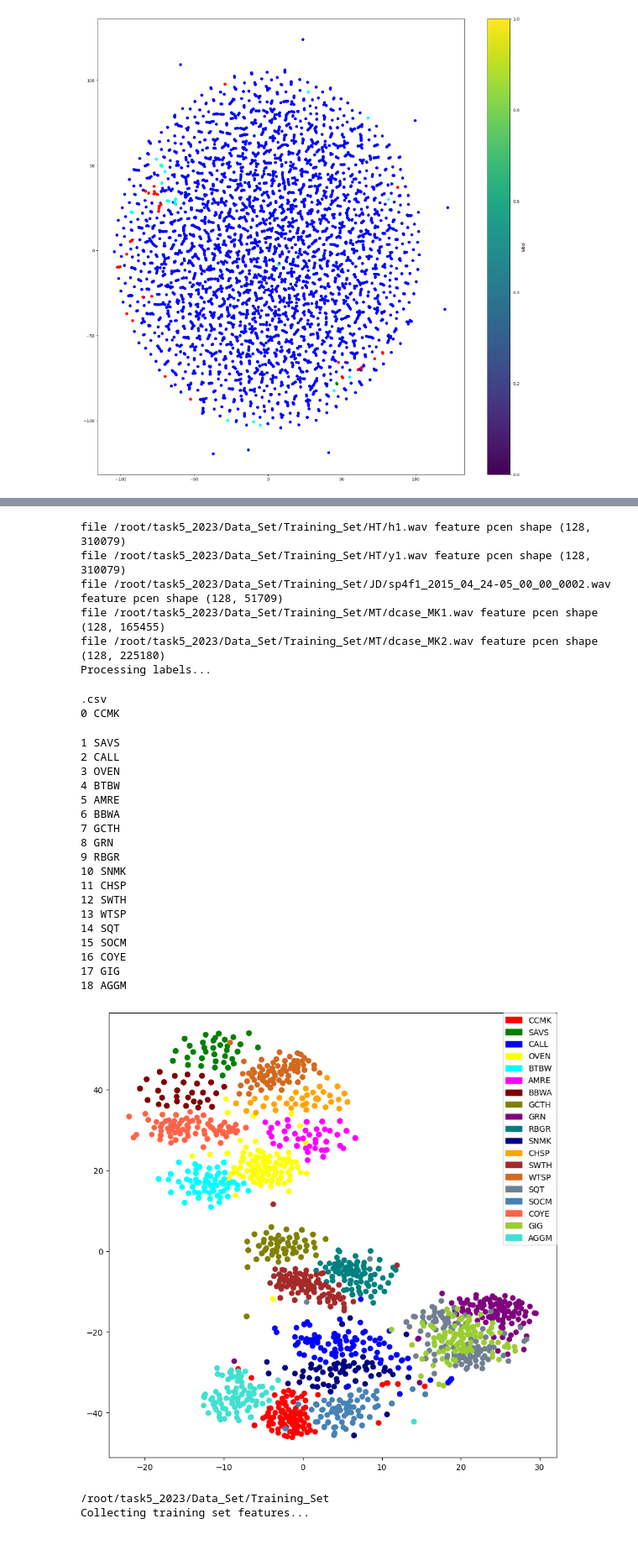
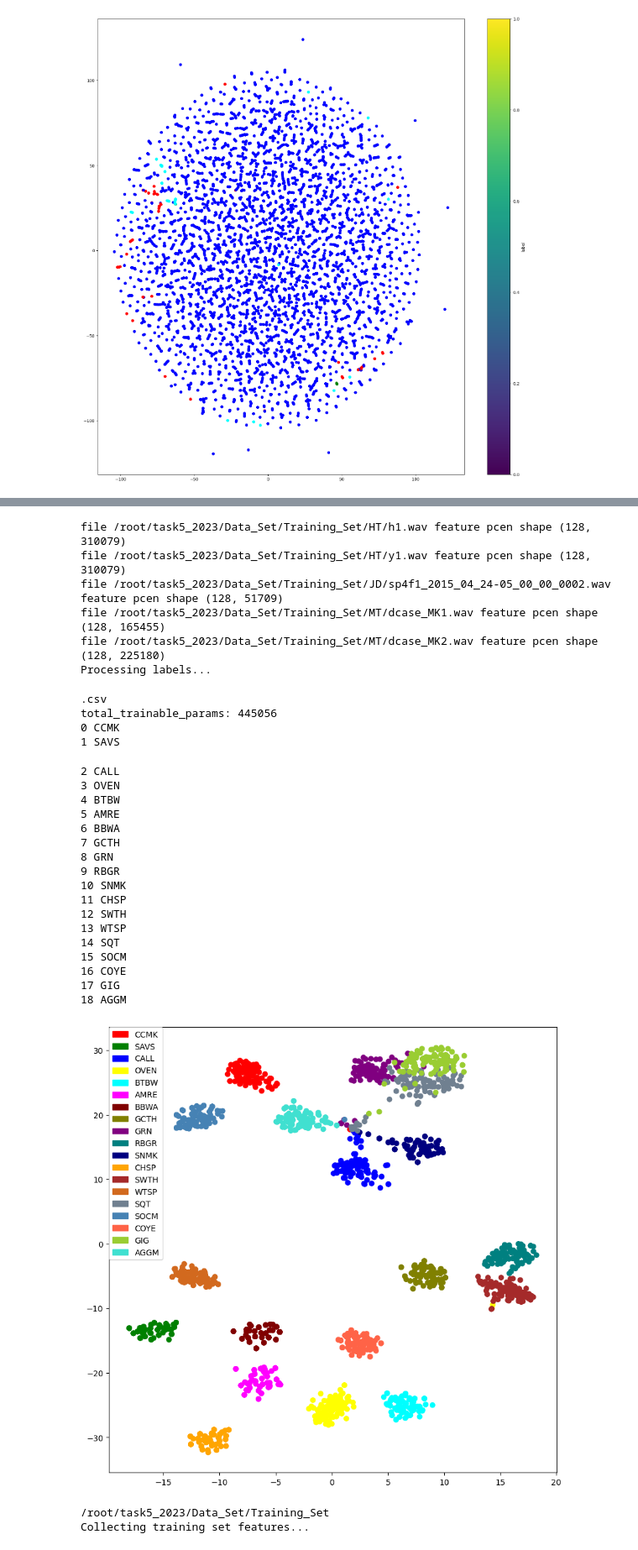
Before and after one commit to wty0511/MSc_Individual_Project, a Jupyter notebook: Untitled-1.ipynb, the cells around one changed output, grey strips where cells are left out. Shown at 84% size. Cells and saved outputs as stored; diff of their text form; code cells hidden in the pictures.

```diff
--- a/Untitled-1.ipynb
+++ b/Untitled-1.ipynb
@@ -154,7 +154,7 @@ import matplotlib.patches as mpatches
 
 cfg = compose(config_name="config_maml.yaml")
 
-save_file = r"/root/task5_2023/Checkpoints/Proto_MAML_2way_5step_convnet_1/Model/best_model.pth"
+save_file = r"/root/task5_2023/Checkpoints/Proto_MAML_10way_5step_convnet_2/Model/best_model.pth"
 #
 color_dict = {
     0: '#FF0000',  # 红色
@@ -214,7 +214,7 @@ plt.scatter(data_2d[:, 0], data_2d[:, 1], c=coloars, cmap='viridis')
 
 patches = [mpatches.Patch(color=color_dict[i], label='{}'.format(classes[i])) for i in range(19)]
 
-plt.legend(handles=patches, bbox_to_anchor=(0.88, 1), loc='upper left', borderaxespad=0.)
+plt.legend(handles=patches, bbox_to_anchor=(0.0, 1), loc='upper left', borderaxespad=0.)
 # plt.legend(handles=patches, loc='best')
 
 # plt.colorbar(label='label')
@@ -230,35 +230,36 @@ file /root/task5_2023/Data_Set/Training_Set/BV/2015-09-04_08-04-59_unit03.wav fe
 file /root/task5_2023/Data_Set/Training_Set/BV/2015-09-11_06-00-00_unit07.wav feature pcen shape (128, 620157)
 file /root/task5_2023/Data_Set/Training_Set/BV/2015-09-21_06-00-00_unit05.wav feature pcen shape (128, 620157)
 file /root/task5_2023/Data_Set/Training_Set/BV/2015-09-25_04-00-00_unit10.wav feature pcen shape (128, 620157)
 file /root/task5_2023/Data_Set/Training_Set/BV/2015-10-14_23-59-59_unit05.wav feature pcen shape (128, 620157)
 file /root/task5_2023/Data_Set/Training_Set/HT/e1.wav feature pcen shape (128, 310079)
 file /root/task5_2023/Data_Set/Training_Set/HT/h1.wav feature pcen shape (128, 310079)
 file /root/task5_2023/Data_Set/Training_Set/HT/y1.wav feature pcen shape (128, 310079)
 file /root/task5_2023/Data_Set/Training_Set/JD/sp4f1_2015_04_24-05_00_00_0002.wav feature pcen shape (128, 51709)
 file /root/task5_2023/Data_Set/Training_Set/MT/dcase_MK1.wav feature pcen shape (128, 165455)
 file /root/task5_2023/Data_Set/Training_Set/MT/dcase_MK2.wav feature pcen shape (128, 225180)
 Processing labels...
 .csv
+total_trainable_params: 445056
 0 CCMK
+1 SAVS
-1 SAVS
 2 CALL
 3 OVEN
 4 BTBW
 5 AMRE
 6 BBWA
 7 GCTH
 8 GRN
 9 RBGR
 10 SNMK
 11 CHSP
 12 SWTH
 13 WTSP
 14 SQT
 15 SOCM
 16 COYE
 17 GIG
 18 AGGM
-[figure, old version]
+[figure, new version]
 # %%
 from src.utils.class_dataset import *
 from src.models.MAML import *
```
Also changed, not shown: 20 other files.
